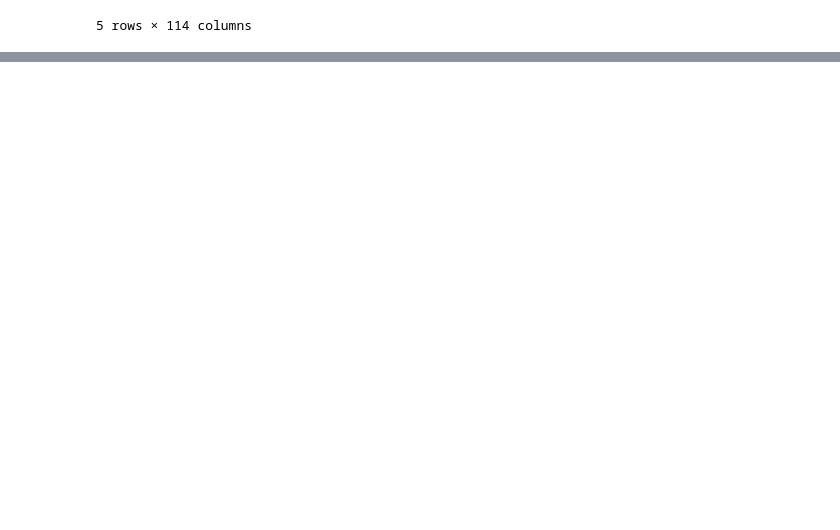
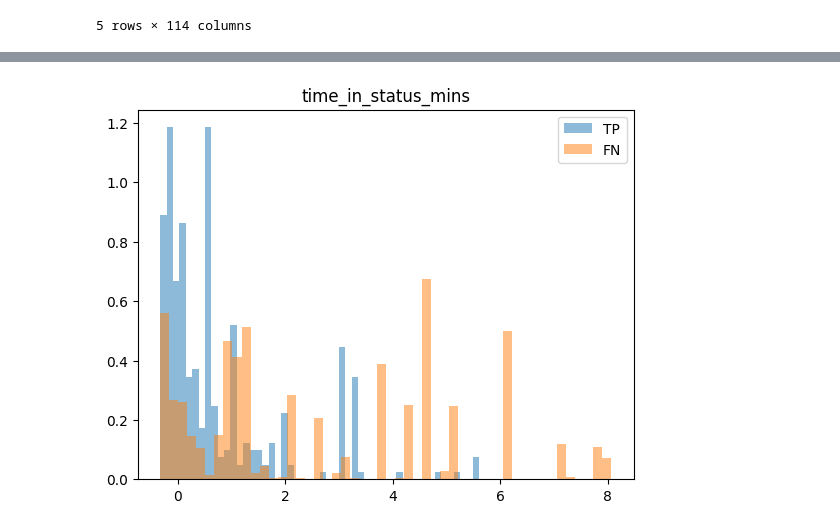
Before and after one commit to orgor-ingka/deviation_prediction, a Jupyter notebook: notebooks/exploratory_data_analysis.ipynb, the cells around one changed output, grey strips where cells are left out. Saved outputs shown, nothing was run; the diff lists cells and outputs as text; code cells hidden in the pictures; blank space fills up the shorter version.

Commit message:
Modeling experiments update

```diff
--- a/notebooks/exploratory_data_analysis.ipynb
+++ b/notebooks/exploratory_data_analysis.ipynb
@@ -188,0 +729,10 @@ Distinct (order_no, prime_line_no) pairs: 1774094
+# %%
+# model_name = "random_forest"
+# model_name = "xgboost"
+model_name = "balanced_random_forest"
+
+
+model_class, objective = get_model_and_search_space(None, model_name)
+
+study = optuna.create_study(direction="maximize")
+study.optimize(lambda trial: objective(trial, X_train, y_train), n_trials=10)
@@ -188,0 +779,4 @@ Distinct (order_no, prime_line_no) pairs: 1774094
+# %%
+
+best_params = study.best_params
+best_model = train_best_model(study, X_train, y_train, model_name)
@@ -188,0 +898,12 @@ Distinct (order_no, prime_line_no) pairs: 1774094
+# %%
+from sklearn.metrics import precision_recall_curve
+
+y_scores = best_model.predict_proba(X_test)[:, 1]
+precision, recall, thresholds = precision_recall_curve(y_test, y_scores)
+
+# Example: maximize F1
+f1 = 2 * precision * recall / (precision + recall + 1e-9)
+best_idx = np.argmax(f1)
+best_threshold = thresholds[best_idx]
+
+print(f"Best threshold: {best_threshold:.4f} with F1: {f1[best_idx]:.4f}")
@@ -188,0 +912,8 @@ Distinct (order_no, prime_line_no) pairs: 1774094
+# %%
+y_pred = (y_scores >= best_threshold).astype(int)
+
+tp_idx = (y_test == 1) & (y_pred == 1)
+fn_idx = (y_test == 1) & (y_pred == 0)
+
+X_tp = X_test[tp_idx]
+X_fn = X_test[fn_idx]
@@ -188,0 +929,12 @@ Distinct (order_no, prime_line_no) pairs: 1774094
+# %%
+import matplotlib.pyplot as plt
+
+feature = "time_in_status_mins"
+
+plt.hist(X_tp[feature], bins=50, alpha=0.5, label="TP", density=True)
+plt.hist(X_fn[feature], bins=50, alpha=0.5, label="FN", density=True)
+plt.legend()
+plt.title(feature)
+plt.show()
+# %% [output]
+[figure, added]
```
Also changed, not shown: parts of 54 cells of this notebook, 2 other files.
